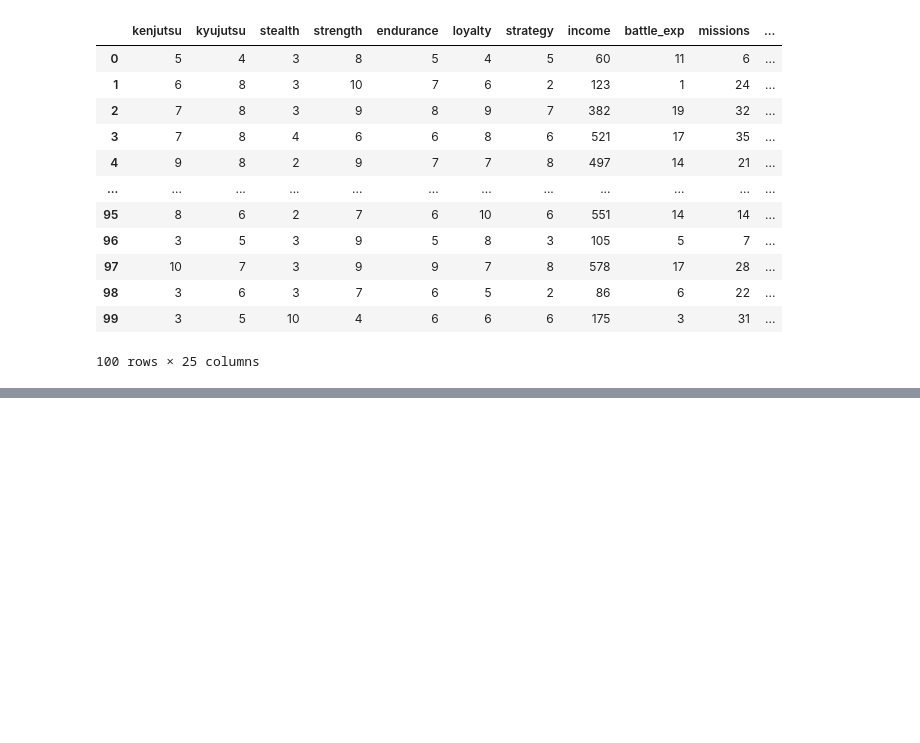
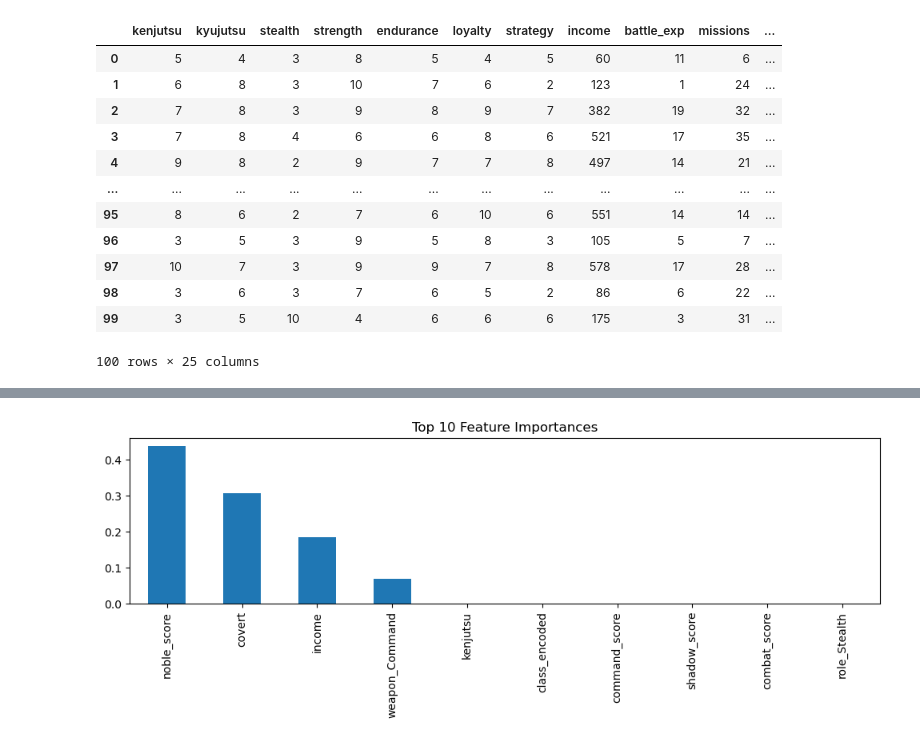
Before and after one commit to KingHikarii/japanese-warriors-classification, a Jupyter notebook: decisiontree_11162025.ipynb, the cells around one changed output, grey strips where cells are left out. Cells and saved outputs as stored; diff of their text form; code cells hidden in the pictures; blank space fills up the shorter version.

```diff
--- a/decisiontree_11162025.ipynb
+++ b/decisiontree_11162025.ipynb
@@ -310,0 +459,11 @@ Data_Frame
+# %%
+import pandas as pd
+
+importances = pd.Series(dt.feature_importances_, index=X.columns)
+importances = importances.sort_values(ascending=False).head(10)
+
+importances.plot(kind='bar', figsize=(10, 4), title='Top 10 Feature Importances')
+plt.tight_layout()
+plt.show()
+# %% [output]
+[figure, added]
```
Also changed, not shown: parts of 15 cells of this notebook.
